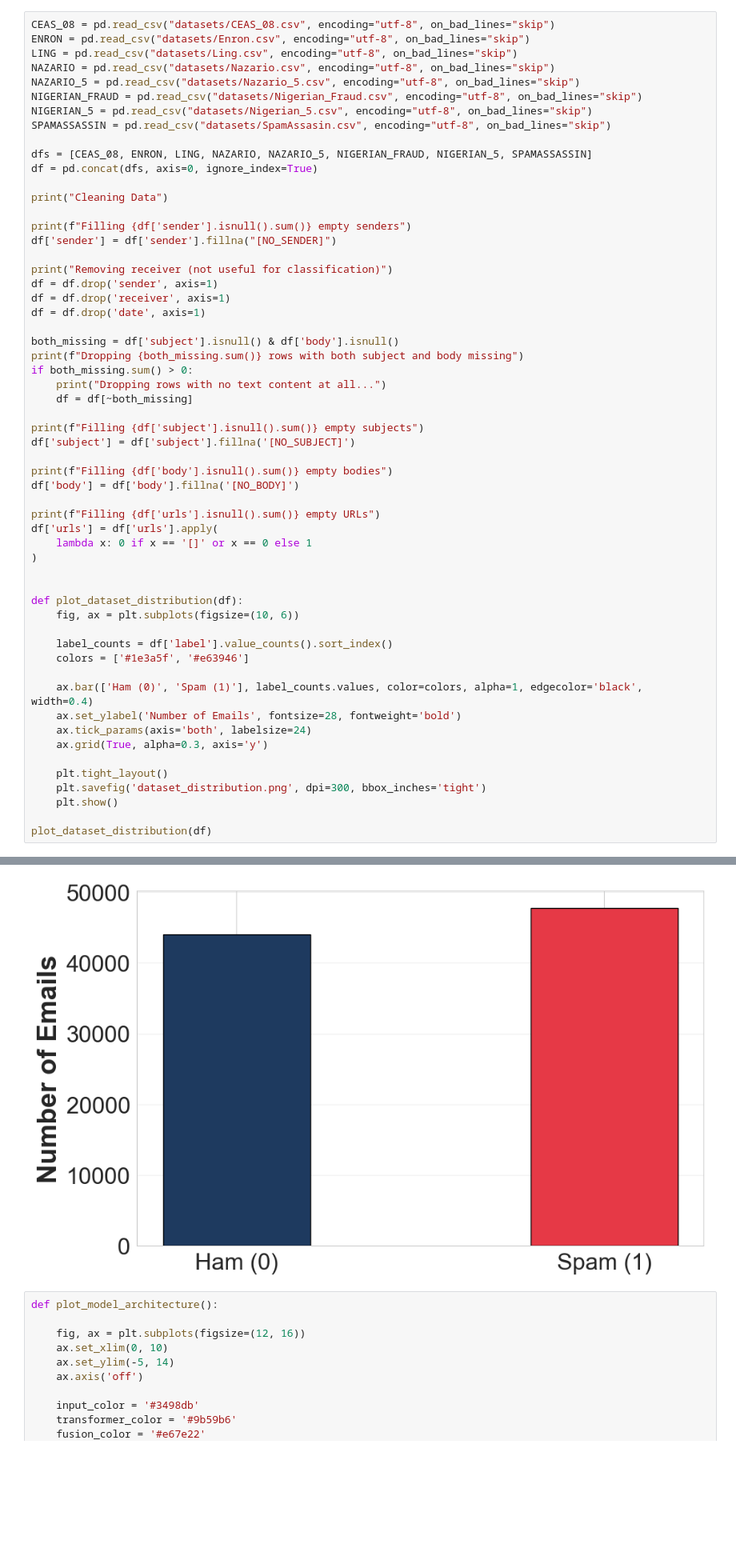
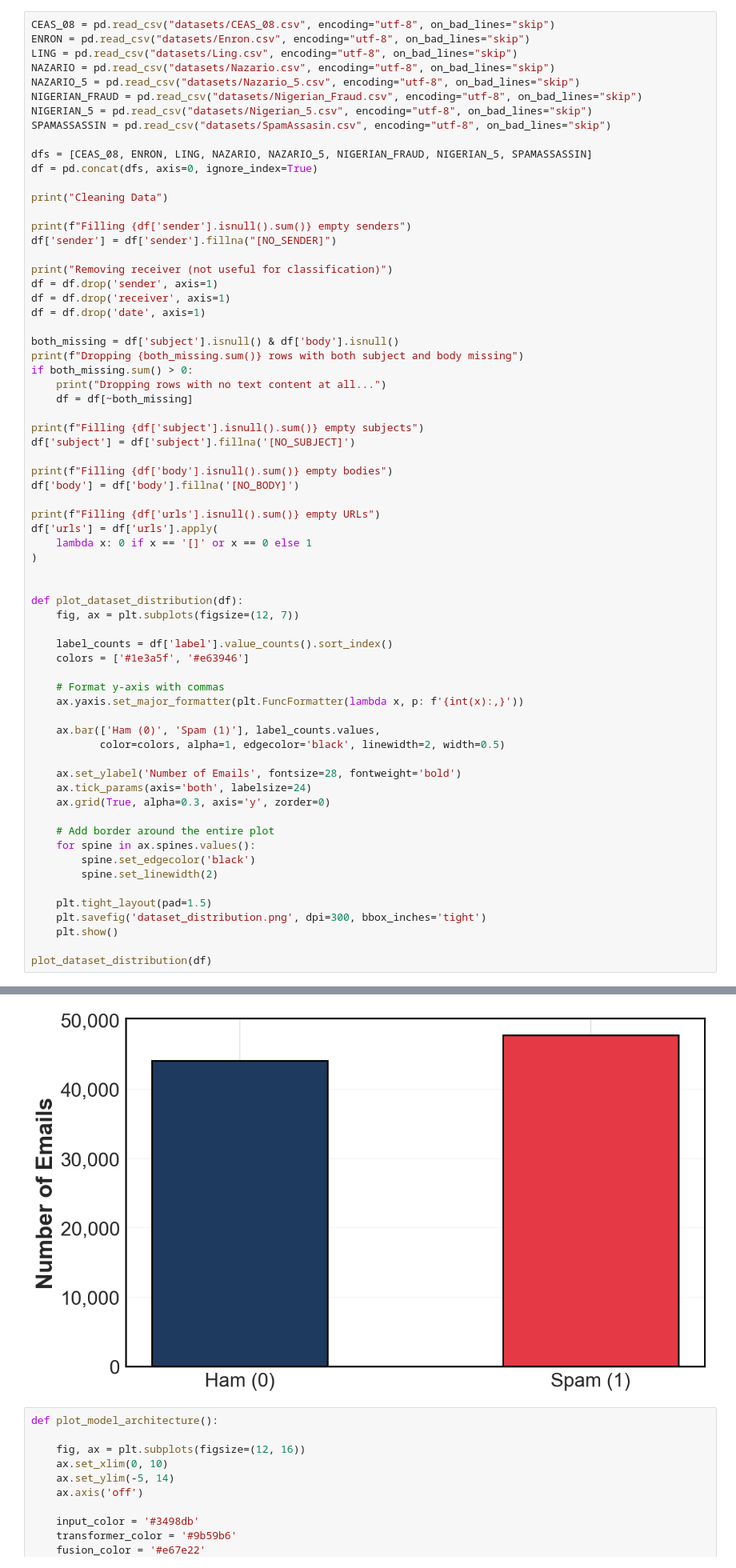
Before and after one commit to ottjb/Cross-Dataset-Generalization-Spam-Detection, a Jupyter notebook: Figures.ipynb, the cells around one changed output, grey strips where cells are left out. Shown at 80% size. Drawn from its saved outputs; the diff is of its cells as text; blank space fills up the shorter version.

```diff
--- a/Figures.ipynb
+++ b/Figures.ipynb
@@ -46,38 +46,48 @@ df['subject'] = df['subject'].fillna('[NO_SUBJECT]')
 
 print(f"Filling {df['body'].isnull().sum()} empty bodies")
 df['body'] = df['body'].fillna('[NO_BODY]')
 
 print(f"Filling {df['urls'].isnull().sum()} empty URLs")
 df['urls'] = df['urls'].apply(
     lambda x: 0 if x == '[]' or x == 0 else 1
 )
 
 
 def plot_dataset_distribution(df):
-    fig, ax = plt.subplots(figsize=(10, 6))
+    fig, ax = plt.subplots(figsize=(12, 7))
 
     label_counts = df['label'].value_counts().sort_index()
     colors = ['#1e3a5f', '#e63946']
 
-    ax.bar(['Ham (0)', 'Spam (1)'], label_counts.values, color=colors, alpha=1, edgecolor='black', width=0.4)
+    # Format y-axis with commas
+    ax.yaxis.set_major_formatter(plt.FuncFormatter(lambda x, p: f'{int(x):,}'))
+
+    ax.bar(['Ham (0)', 'Spam (1)'], label_counts.values,
+           color=colors, alpha=1, edgecolor='black', linewidth=2, width=0.5)
+
     ax.set_ylabel('Number of Emails', fontsize=28, fontweight='bold')
     ax.tick_params(axis='both', labelsize=24)
-    ax.grid(True, alpha=0.3, axis='y')
+    ax.grid(True, alpha=0.3, axis='y', zorder=0)
 
-    plt.tight_layout()
+    # Add border around the entire plot
+    for spine in ax.spines.values():
+        spine.set_edgecolor('black')
+        spine.set_linewidth(2)
+
+    plt.tight_layout(pad=1.5)
     plt.savefig('dataset_distribution.png', dpi=300, bbox_inches='tight')
     plt.show()
 
 plot_dataset_distribution(df)
 # %% [output]
 Cleaning Data
 Filling 33297 empty senders
 Removing receiver (not useful for classification)
 Dropping 0 rows with both subject and body missing
 Filling 503 empty subjects
 Filling 1 empty bodies
 Filling 32626 empty URLs
-[figure, old version]
+[figure, new version]
 # %%
 def plot_model_architecture():
 
```
Also changed, not shown: parts of 1 cell of this notebook, 2 other files.
